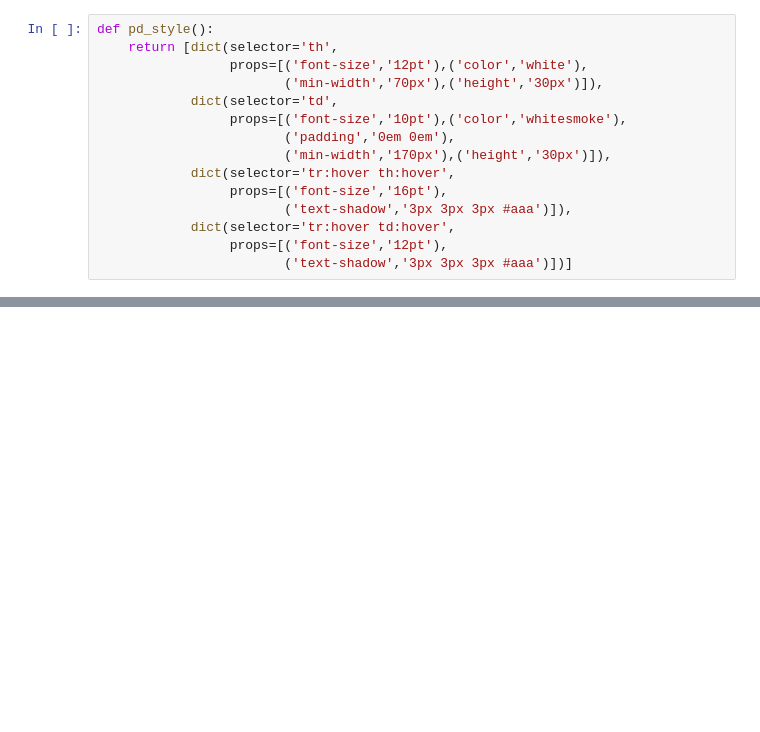
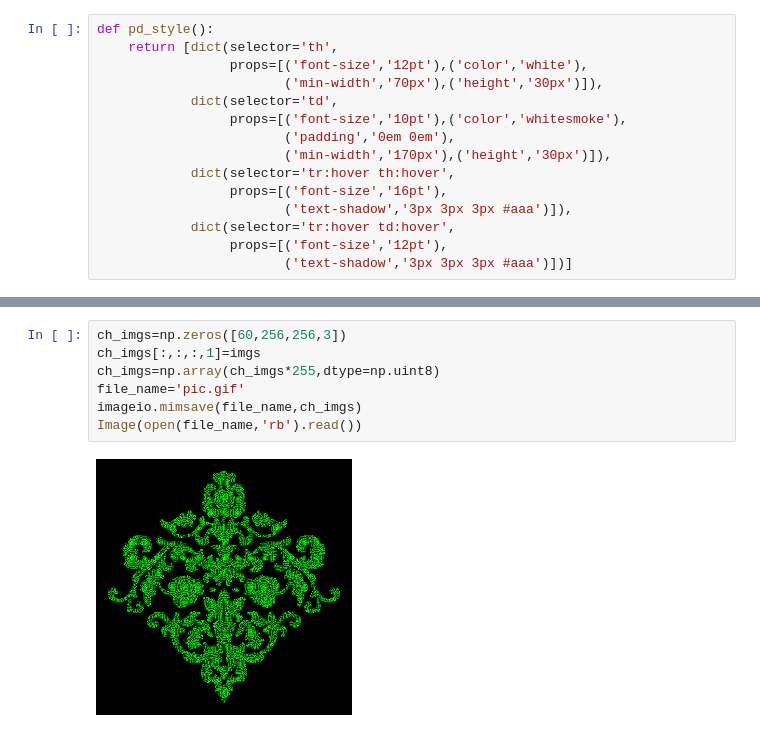
Before and after one commit to OlgaBelitskaya/colab_notebooks, a Jupyter notebook: advanced_outputs.ipynb, the cells around one changed output, grey strips where cells are left out. Cells and saved outputs as stored; diff of their text form; blank space fills up the shorter version.

```diff
--- a/advanced_outputs.ipynb
+++ b/advanced_outputs.ipynb
@@ -125,0 +239,9 @@ interactive(children=(SelectMultiple(description='SYMBOLS', index=(0, 1, 2, 3, 4
+# %%
+ch_imgs=np.zeros([60,256,256,3])
+ch_imgs[:,:,:,1]=imgs
+ch_imgs=np.array(ch_imgs*255,dtype=np.uint8)
+file_name='pic.gif'
+imageio.mimsave(file_name,ch_imgs)
+Image(open(file_name,'rb').read())
+# %% [output]
+[figure, added]
```
Also changed, not shown: parts of 10 cells of this notebook.
